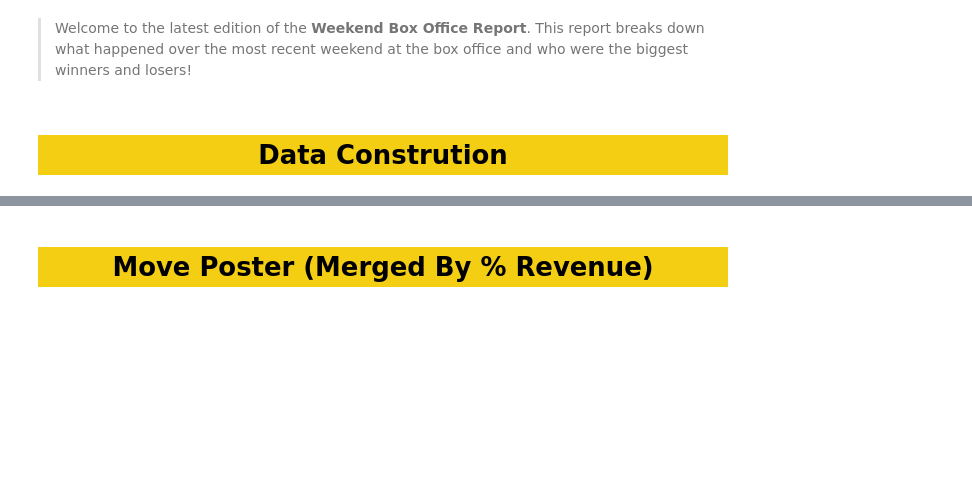
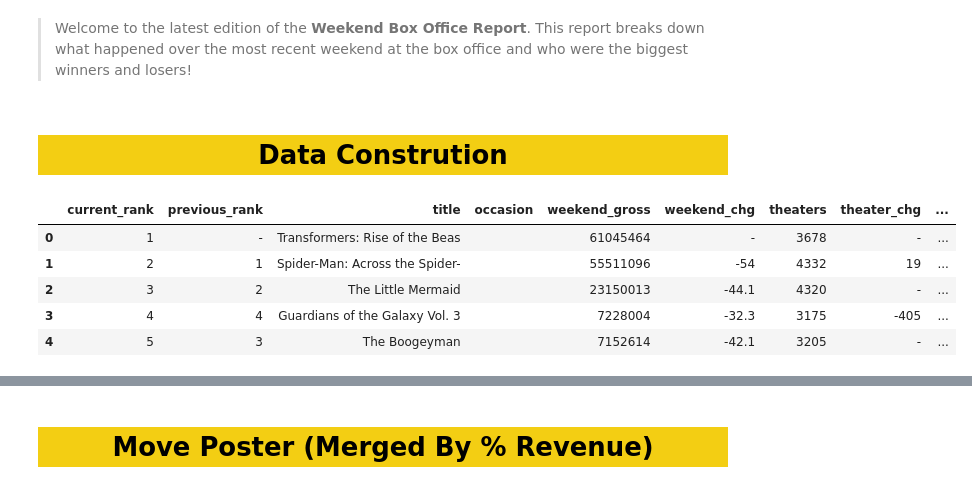
Before and after one commit to jon-bown/data_ML_projects, a Jupyter notebook: box_office_report.ipynb, the cells around one changed output, grey strips where cells are left out. Saved outputs shown, nothing was run; the diff lists cells and outputs as text; code cells hidden in the pictures; blank space fills up the shorter version.

```diff
--- a/box_office_report.ipynb
+++ b/box_office_report.ipynb
@@ -112,6 +112,15 @@ for row in rows:
 weekend_df = pd.DataFrame(weekend_data, columns = ['current_rank','previous_rank', 'title', 'occasion', 'weekend_gross',
                                                    'weekend_chg', 'theaters', 'theater_chg', 'theater_avg', 'cumulative_gross', 'weeks', 'distributor', 'img_url'])
 weekend_df['title'] = weekend_df['title'].apply(lambda x: x[:30])#cutoff long titles
+# %%
+weekend_df.head()
+# %% [output]
+|  | current_rank | previous_rank | title | occasion | weekend_gross | weekend_chg | theaters | theater_chg | ... |
+| 0 | 1 | - | Transformers: Rise of the Beas |  | 61045464 | - | 3678 | - | ... |
+| 1 | 2 | 1 | Spider-Man: Across the Spider- |  | 55511096 | -54 | 4332 | 19 | ... |
+| 2 | 3 | 2 | The Little Mermaid |  | 23150013 | -44.1 | 4320 | - | ... |
+| 3 | 4 | 4 | Guardians of the Galaxy Vol. 3 |  | 7228004 | -32.3 | 3175 | -405 | ... |
+| 4 | 5 | 3 | The Boogeyman |  | 7152614 | -42.1 | 3205 | - | ... |
 # %%
 image_df = weekend_df.loc[weekend_df.img_url != ''].copy()
 image_df.weekend_gross = image_df.weekend_gross.astype(float)
```
Also changed, not shown: parts of 7 cells of this notebook.
